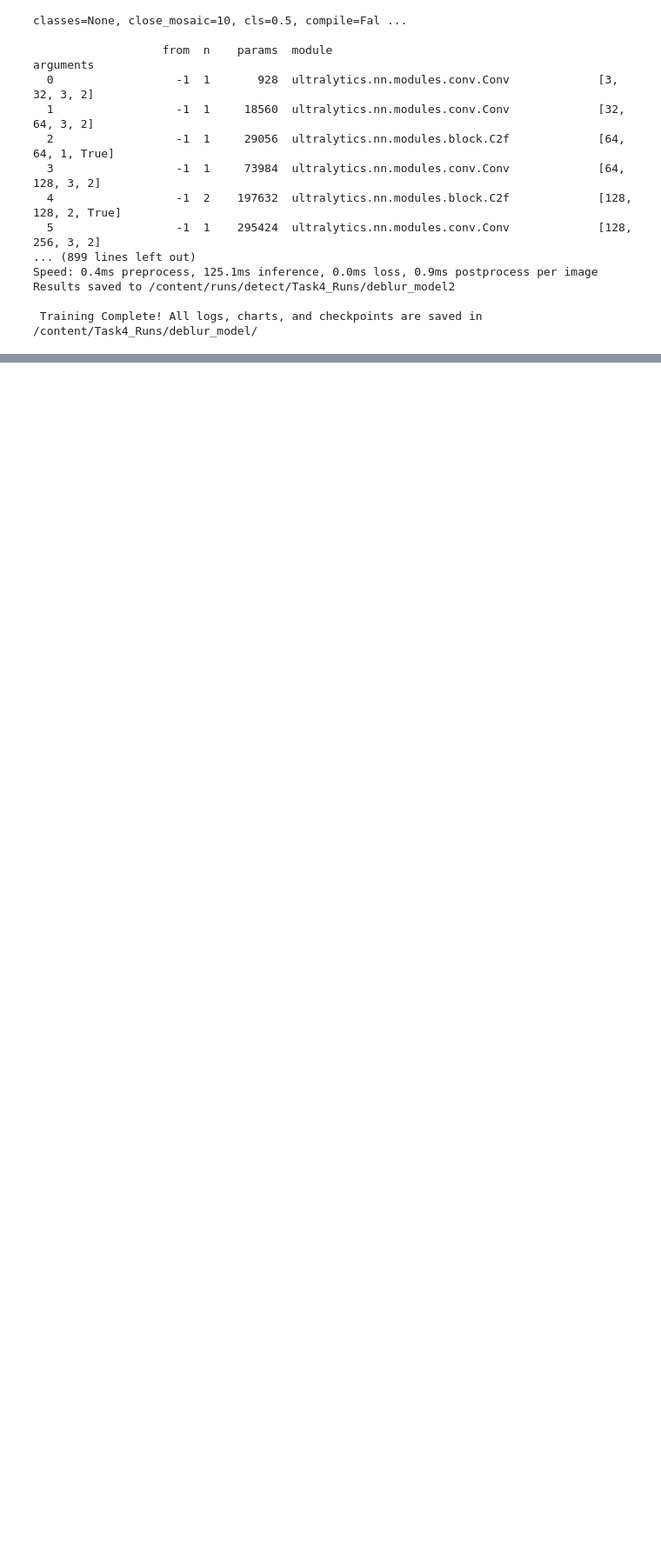
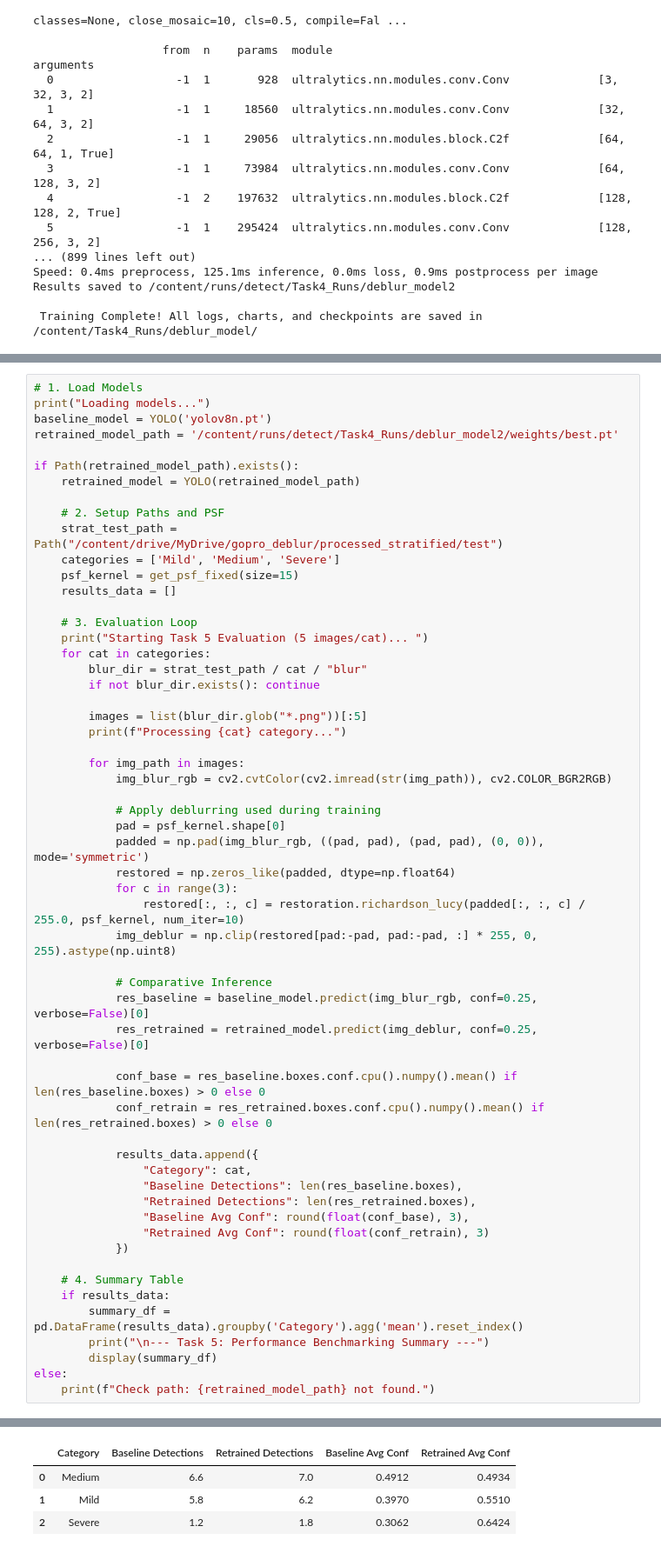
Before and after one commit to shetty-23/Computer-vision---Assignment-1, a Jupyter notebook: Assignment_1_Computer_vision.ipynb, the cells around one changed output, grey strips where cells are left out. Shown at 87% size. Saved outputs shown, nothing was run; the diff lists cells and outputs as text; blank space fills up the shorter version.

Commit message:
feat: created evaluation script benchmarking baseline vs retrained model across blur intensities

```diff
--- a/Assignment_1_Computer_vision.ipynb
+++ b/Assignment_1_Computer_vision.ipynb
@@ -523,0 +543,58 @@ Results saved to /content/runs/detect/Task4_Runs/deblur_model2
+# %%
+# 1. Load Models
+print("Loading models...")
+baseline_model = YOLO('yolov8n.pt')
+retrained_model_path = '/content/runs/detect/Task4_Runs/deblur_model2/weights/best.pt'
+
+if Path(retrained_model_path).exists():
+    retrained_model = YOLO(retrained_model_path)
+
+    # 2. Setup Paths and PSF
+    strat_test_path = Path("/content/drive/MyDrive/gopro_deblur/processed_stratified/test")
+    categories = ['Mild', 'Medium', 'Severe']
+    psf_kernel = get_psf_fixed(size=15)
+    results_data = []
+
+    # 3. Evaluation Loop
+    print("Starting Task 5 Evaluation (5 images/cat)... ")
+    for cat in categories:
+        blur_dir = strat_test_path / cat / "blur"
+        if not blur_dir.exists(): continue
+
+        images = list(blur_dir.glob("*.png"))[:5]
+        print(f"Processing {cat} category...")
+
+        for img_path in images:
+            img_blur_rgb = cv2.cvtColor(cv2.imread(str(img_path)), cv2.COLOR_BGR2RGB)
+
+            # Apply deblurring used during training
+            pad = psf_kernel.shape[0]
+            padded = np.pad(img_blur_rgb, ((pad, pad), (pad, pad), (0, 0)), mode='symmetric')
+            restored = np.zeros_like(padded, dtype=np.float64)
+            for c in range(3):
+                restored[:, :, c] = restoration.richardson_lucy(padded[:, :, c] / 255.0, psf_kernel, num_iter=10)
+            img_deblur = np.clip(restored[pad:-pad, pad:-pad, :] * 255, 0, 255).astype(np.uint8)
+
+            # Comparative Inference
+            res_baseline = baseline_model.predict(img_blur_rgb, conf=0.25, verbose=False)[0]
+            res_retrained = retrained_model.predict(img_deblur, conf=0.25, verbose=False)[0]
+
+            conf_base = res_baseline.boxes.conf.cpu().numpy().mean() if len(res_baseline.boxes) > 0 else 0
+            conf_retrain = res_retrained.boxes.conf.cpu().numpy().mean() if len(res_retrained.boxes) > 0 else 0
+
+            results_data.append({
+                "Category": cat,
+                "Baseline Detections": len(res_baseline.boxes),
+                "Retrained Detections": len(res_retrained.boxes),
+                "Baseline Avg Conf": round(float(conf_base), 3),
+                "Retrained Avg Conf": round(float(conf_retrain), 3)
+            })
+
+    # 4. Summary Table
+    if results_data:
+        summary_df = pd.DataFrame(results_data).groupby('Category').agg('mean').reset_index()
+        print("\n--- Task 5: Performance Benchmarking Summary ---")
+        display(summary_df)
+else:
+    print(f"Check path: {retrained_model_path} not found.")
+# %% [output]
@@ -523,0 +608,4 @@ Results saved to /content/runs/detect/Task4_Runs/deblur_model2
+|  | Category | Baseline Detections | Retrained Detections | Baseline Avg Conf | Retrained Avg Conf |
+| 0 | Medium | 6.6 | 7.0 | 0.4912 | 0.4934 |
+| 1 | Mild | 5.8 | 6.2 | 0.3970 | 0.5510 |
+| 2 | Severe | 1.2 | 1.8 | 0.3062 | 0.6424 |
```
Also changed, not shown: parts of 2 cells of this notebook.
